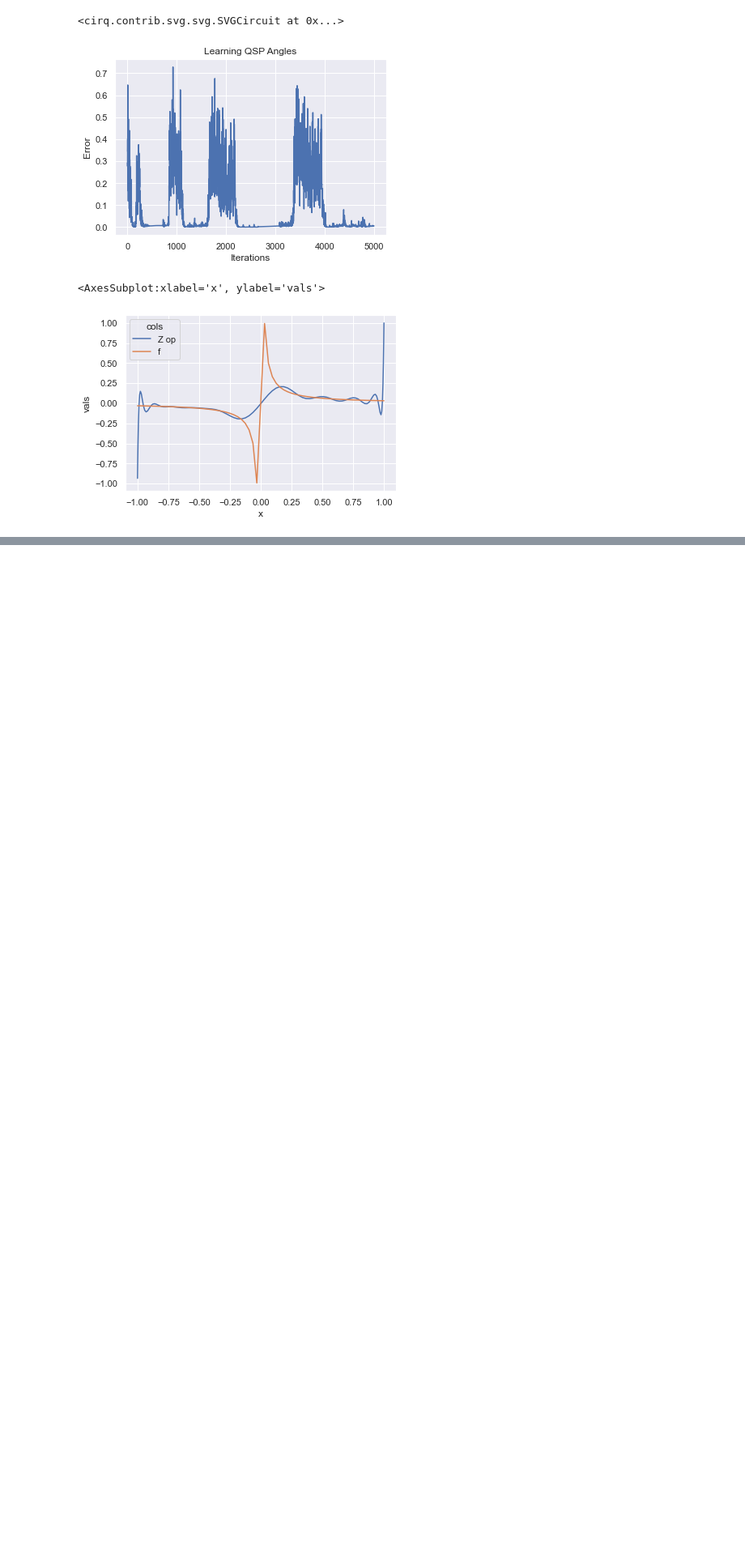
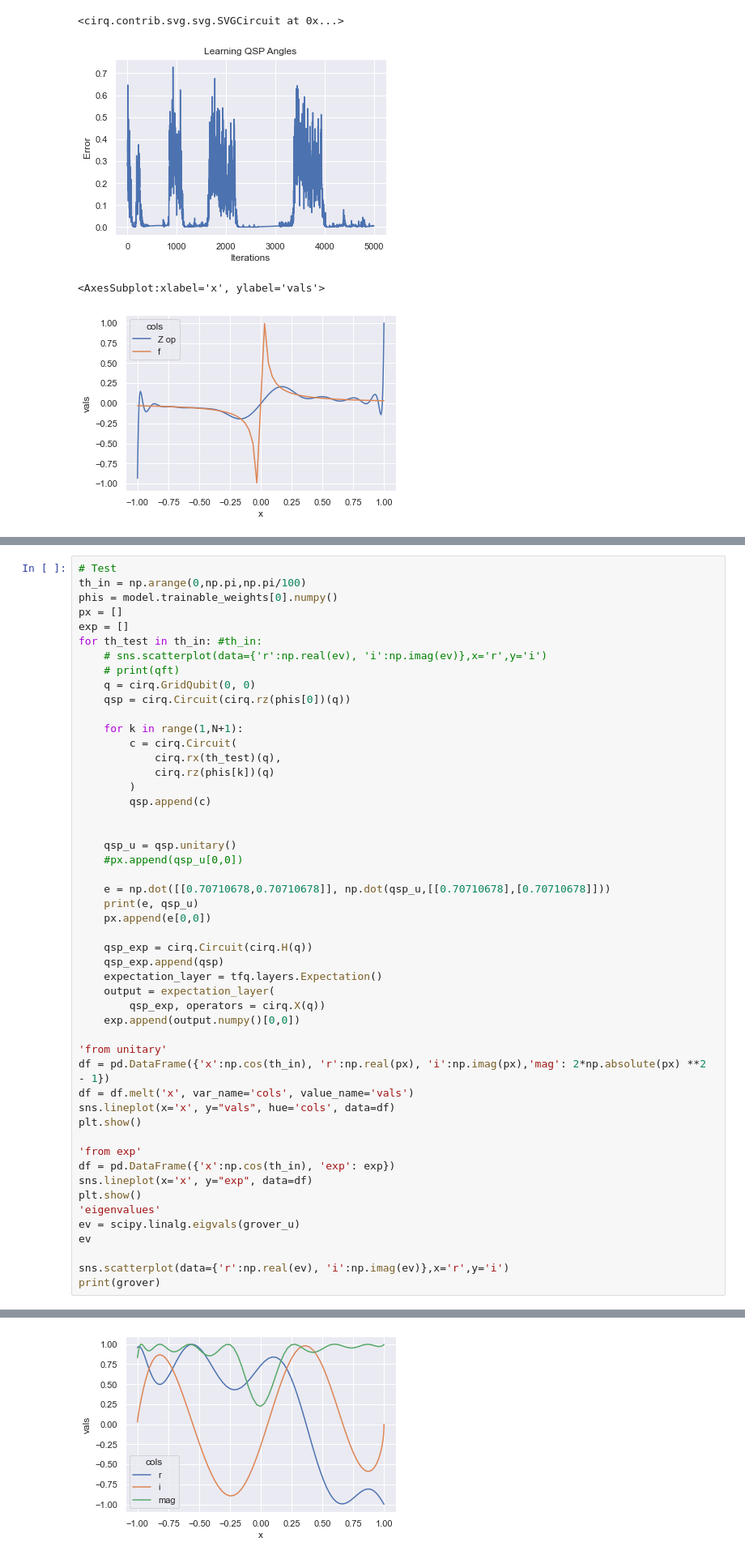
Before and after one commit to jdocter/qsp, a Jupyter notebook: scratch/qsp_angle_estimation.ipynb, the cells around one changed output, grey strips where cells are left out. Shown: that part at 81% size. Saved outputs shown, nothing was run; the diff lists cells and outputs as text; blank space fills up the shorter version.

```diff
--- a/qsp_angle_estimation.ipynb
+++ b/scratch/qsp_angle_estimation.ipynb
@@ -291,0 +361,51 @@ sns.lineplot(x='x', y="vals", hue='cols', data=df)
+# %%
+# Test
+th_in = np.arange(0,np.pi,np.pi/100)
+phis = model.trainable_weights[0].numpy()
+px = []
+exp = []
+for th_test in th_in: #th_in:
+    # sns.scatterplot(data={'r':np.real(ev), 'i':np.imag(ev)},x='r',y='i')
+    # print(qft)
+    q = cirq.GridQubit(0, 0)
+    qsp = cirq.Circuit(cirq.rz(phis[0])(q))
+
+    for k in range(1,N+1):
+        c = cirq.Circuit(
+            cirq.rx(th_test)(q),
+            cirq.rz(phis[k])(q)
+        )
+        qsp.append(c)
+
+
+    qsp_u = qsp.unitary()
+    #px.append(qsp_u[0,0])
+
+    e = np.dot([[0.70710678,0.70710678]], np.dot(qsp_u,[[0.70710678],[0.70710678]]))
+    print(e, qsp_u)
+    px.append(e[0,0])
+
+    qsp_exp = cirq.Circuit(cirq.H(q))
+    qsp_exp.append(qsp)
+    expectation_layer = tfq.layers.Expectation()
+    output = expectation_layer(
+        qsp_exp, operators = cirq.X(q))
+    exp.append(output.numpy()[0,0])
+
+'from unitary'
+df = pd.DataFrame({'x':np.cos(th_in), 'r':np.real(px), 'i':np.imag(px),'mag': 2*np.absolute(px) **2 - 1})
+df = df.melt('x', var_name='cols', value_name='vals')
+sns.lineplot(x='x', y="vals", hue='cols', data=df)
+plt.show()
+
+'from exp'
+df = pd.DataFrame({'x':np.cos(th_in), 'exp': exp})
+sns.lineplot(x='x', y="exp", data=df)
+plt.show()
+'eigenvalues'
+ev = scipy.linalg.eigvals(grover_u)
+ev
+
+sns.scatterplot(data={'r':np.real(ev), 'i':np.imag(ev)},x='r',y='i')
+print(grover)
+# %% [output]
@@ -291,0 +431 @@ sns.lineplot(x='x', y="vals", hue='cols', data=df)
+[figure, added]
```
Also changed, not shown: parts of 6 cells of this notebook, 12 other files.
